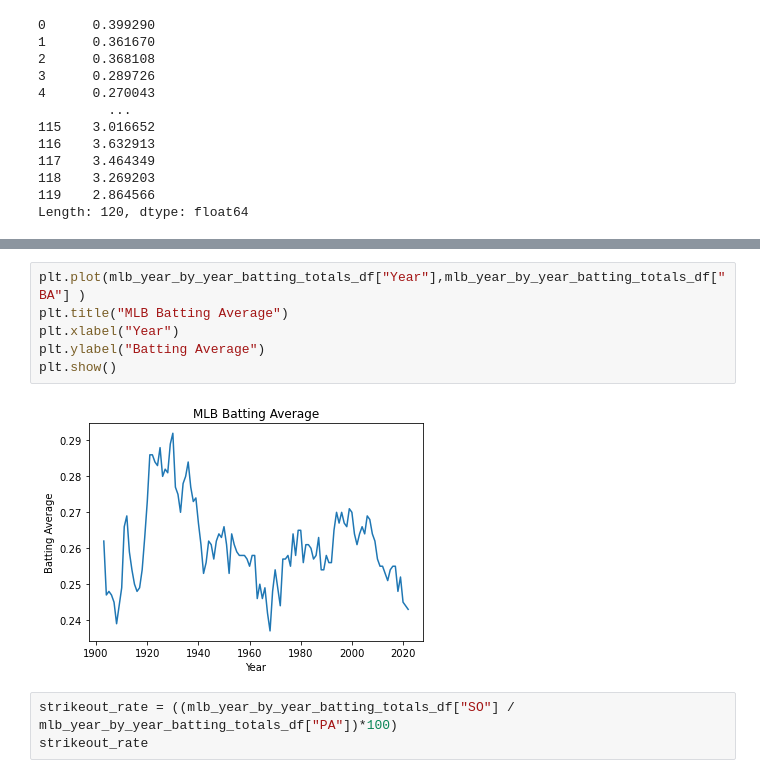
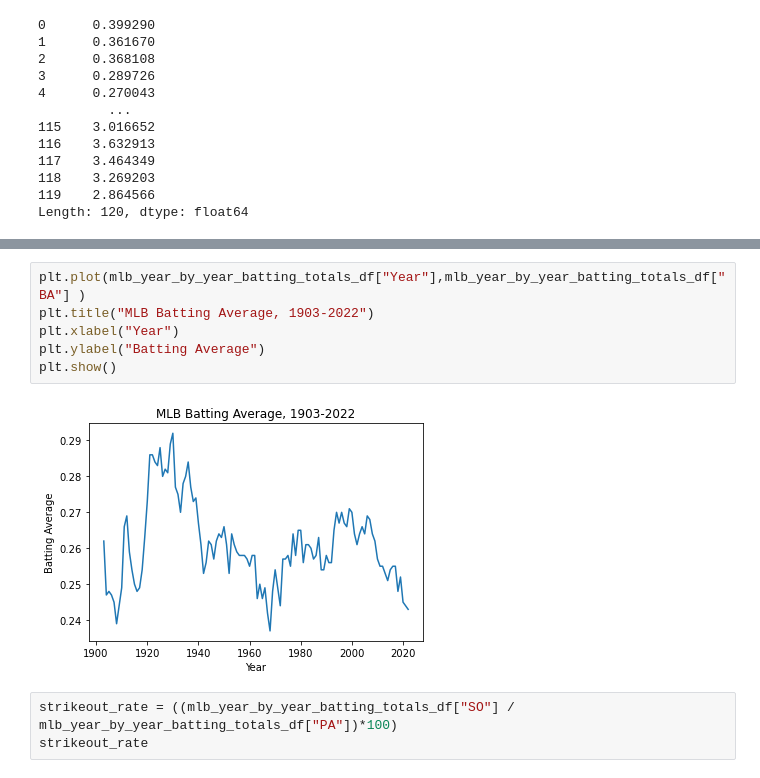
Before and after one commit to amcclure0/All_Rise_Project1, a Jupyter notebook: testing.ipynb, the cells around one changed output, grey strips where cells are left out. Saved outputs shown, nothing was run; the diff lists cells and outputs as text.

```diff
--- a/testing.ipynb
+++ b/testing.ipynb
@@ -173,11 +152,11 @@ plt.show()
 # %%
 plt.plot(mlb_year_by_year_batting_totals_df["Year"],mlb_year_by_year_batting_totals_df["BA"] )
-plt.title("MLB Batting Average")
+plt.title("MLB Batting Average, 1903-2022")
 plt.xlabel("Year")
 plt.ylabel("Batting Average")
 plt.show()
 # %% [output]
-[figure, old version]
+[figure, new version]
 # %%
 strikeout_rate = ((mlb_year_by_year_batting_totals_df["SO"] / mlb_year_by_year_batting_totals_df["PA"])*100)
 strikeout_rate
```
Also changed, not shown: parts of 15 cells of this notebook.
